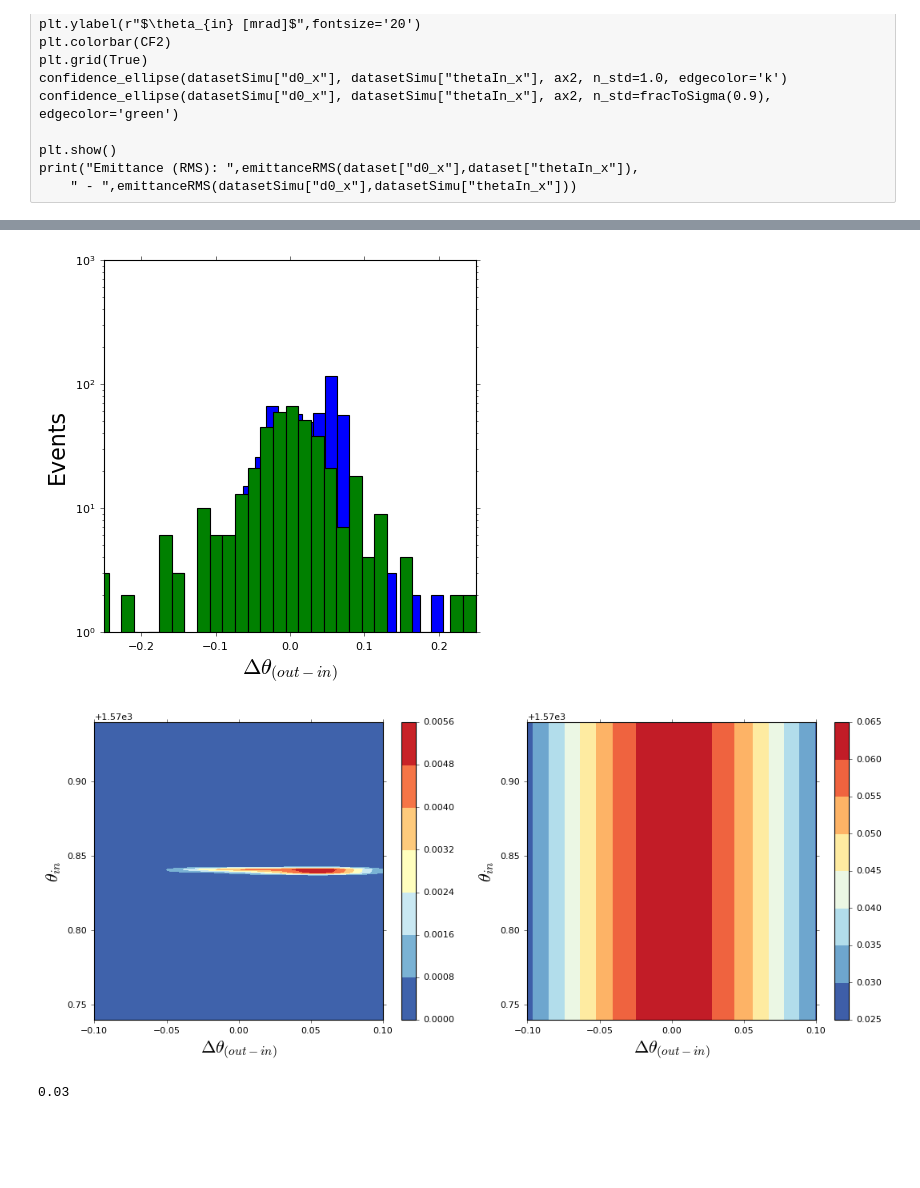
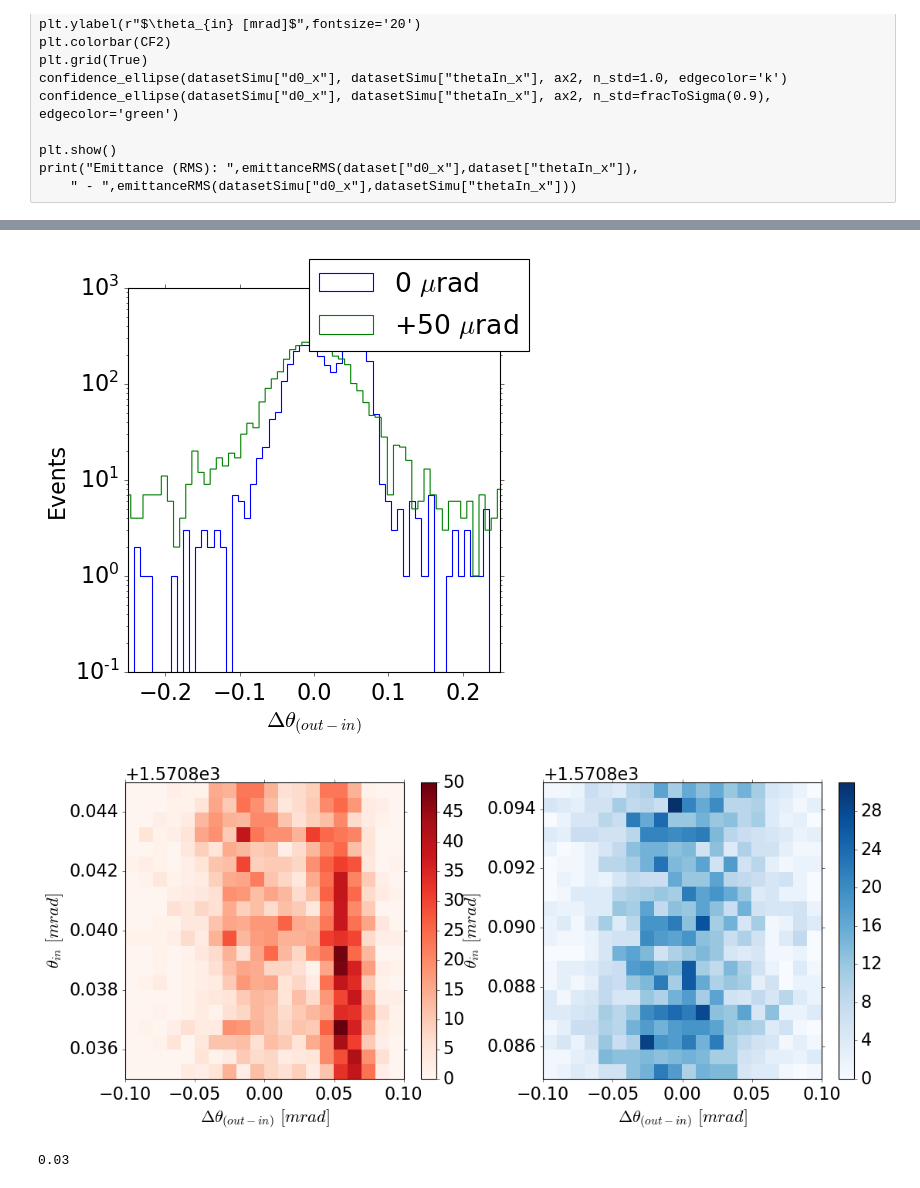
Before and after one commit to collamaf/UA9_22, a Jupyter notebook: analysis/DataAnalysis.ipynb, the cells around one changed output, grey strips where cells are left out. Saved outputs shown, nothing was run; the diff lists cells and outputs as text; code cells hidden in the pictures; blank space fills up the shorter version.

Commit message:
Fix 2d histo for nobel plot

```diff
--- a/analysis/DataAnalysis.ipynb
+++ b/analysis/DataAnalysis.ipynb
@@ -194,7 +194,7 @@ applyCut = True
 applyWeight = False
 max_d0x = 1.
 max_d0y = 2.
-max_thetaInx = 0.0005
+max_thetaInx = 0.005
 
 if applyCut:
     #apply whatever selection you need
@@ -343,12 +345,13 @@ plt.show()
 #plt.ylabel(r"$d_0^y$ [mm]",fontsize='20')
 #plt.show()
 
-plt.figure(num=None, figsize=(6, 6), dpi=80, facecolor='w', edgecolor='k')
-plt.hist(dataset["deltaTheta"],log=True)
-plt.hist(datasetSimu["deltaTheta"],log=True)
+ax=plt.figure(num=None, figsize=(6, 6), dpi=80, facecolor='w', edgecolor='k')
+plt.hist(dataset["deltaTheta"],log=True, histtype='step', label= inFileLabel)
+plt.hist(datasetSimu["deltaTheta"],log=True,histtype='step', label= inSimFileLabel)
 plt.xlim(-0.25, 0.25)
 plt.xlabel(r"$\Delta\theta_{(out-in)}$",fontsize='20')
 plt.ylabel("Events",fontsize='20')
+ax.legend()
 plt.show()
 
 
@@ -361,39 +364,28 @@ plt.show()
 #plt.ylabel(r"$\theta_{in}$",fontsize='20')
 #plt.show()
 # %% [output]
-[figure, old version]
+[figure, new version]
 # %%
 plt.figure(num=None, figsize=(16, 6), dpi=80, facecolor='w', edgecolor='k')
 nbins=100
 
 plt.subplot(1,2,1)
-k = kde.gaussian_kde([dataset["deltaTheta"],dataset["thetaIn_x"]+dataset["gonio_angle"]])
-xi, yi = np.mgrid[-0.1:0.1:nbins*1j, (-0.1+gonio_zero):(0.1+gonio_zero):nbins*1j]
-zi = k(np.vstack([xi.flatten(), yi.flatten()]))
-plt.contourf(xi, yi,
-            zi.reshape(xi.shape)
-            )
-               #norm=LogNorm(1.E0,zi.max()))
-plt.xlabel(r"$\Delta\theta_{(out-in)}$",fontsize='20')
-plt.ylabel(r"$\theta_{in}$",fontsize='20')
+plt.hist2d(dataset["deltaTheta"], dataset["thetaIn_x"]+dataset["gonio_angle"], bins=(20, 20), range= [[-.1,.1],[dataset.iloc[0]["gonio_angle"]-max_thetaInx,dataset.iloc[0]["gonio_angle"]+max_thetaInx]],cmap="Reds")
+plt.xlabel(r"$\Delta\theta_{(out-in)} ~[mrad]$",fontsize='20')
+plt.ylabel(r"$\theta_{in}~[mrad]$",fontsize='20')
 plt.colorbar()
 
 plt.subplot(1,2,2)
-kS = kde.gaussian_kde([datasetSimu["deltaTheta"],datasetSimu["thetaIn_x"]+datasetSimu["gonio_angle"]])
-xi, yi = np.mgrid[-0.1:0.1:nbins*1j, (-0.1+gonio_zero):(0.1+gonio_zero):nbins*1j]
-zi = kS(np.vstack([xi.flatten(), yi.flatten()]))
-plt.contourf(xi, yi,
-               zi.reshape(xi.shape)
-            )
-               #norm=LogNorm(1.E0,zi.max()))
-plt.xlabel(r"$\Delta\theta_{(out-in)}$",fontsize='20')
-plt.ylabel(r"$\theta_{in}$",fontsize='20')
+plt.hist2d(datasetSimu["deltaTheta"], datasetSimu["thetaIn_x"]+datasetSimu["gonio_angle"], bins=(20, 20), range=[[-.1,.1],[datasetSimu.iloc[0]["gonio_angle"]-max_thetaInx,datasetSimu.iloc[0]["gonio_angle"]+max_thetaInx]], cmap="Blues")
+
+plt.xlabel(r"$\Delta\theta_{(out-in)}~[mrad]$",fontsize='20')
+plt.ylabel(r"$\theta_{in}~[mrad]$",fontsize='20')
 plt.colorbar()
 
 
 plt.show()
 # %% [output]
-[figure, old version]
+[figure, new version]
 # %%
 #mimic the presence of the septum
 septumAng = 0.03
```
Also changed, not shown: parts of 9 cells of this notebook.
